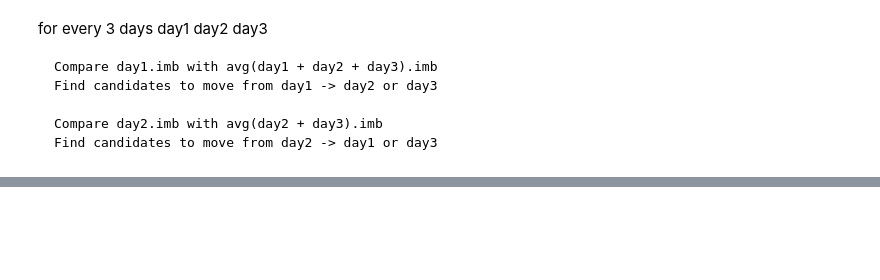
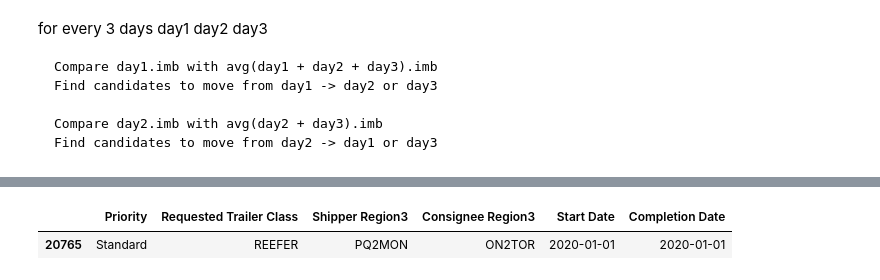
Before and after one commit to tranndt/ml-usra2021-NexusDataChallengeBison, a Jupyter notebook: [05-2021] Nexus Data Challenge/Algorithm.ipynb, the cells around one changed output, grey strips where cells are left out. Cells and saved outputs as stored; diff of their text form; code cells hidden in the pictures; blank space fills up the shorter version.

```diff
--- a/[05-2021] Nexus Data Challenge/Algorithm.ipynb
+++ b/[05-2021] Nexus Data Challenge/Algorithm.ipynb
@@ -820,0 +922,5 @@ get_earliest(DF_CLEAN)
+# %%
+df_sched[df_sched['Completion Date'] == get_earliest(df_sched,'Completion Date','any')]
+# %% [output]
+|  | Priority | Requested Trailer Class | Shipper Region3 | Consignee Region3 | Start Date | Completion Date |
+| 20765 | Standard | REEFER | PQ2MON | ON2TOR | 2020-01-01 | 2020-01-01 |
```
Also changed, not shown: parts of 13 cells of this notebook.
